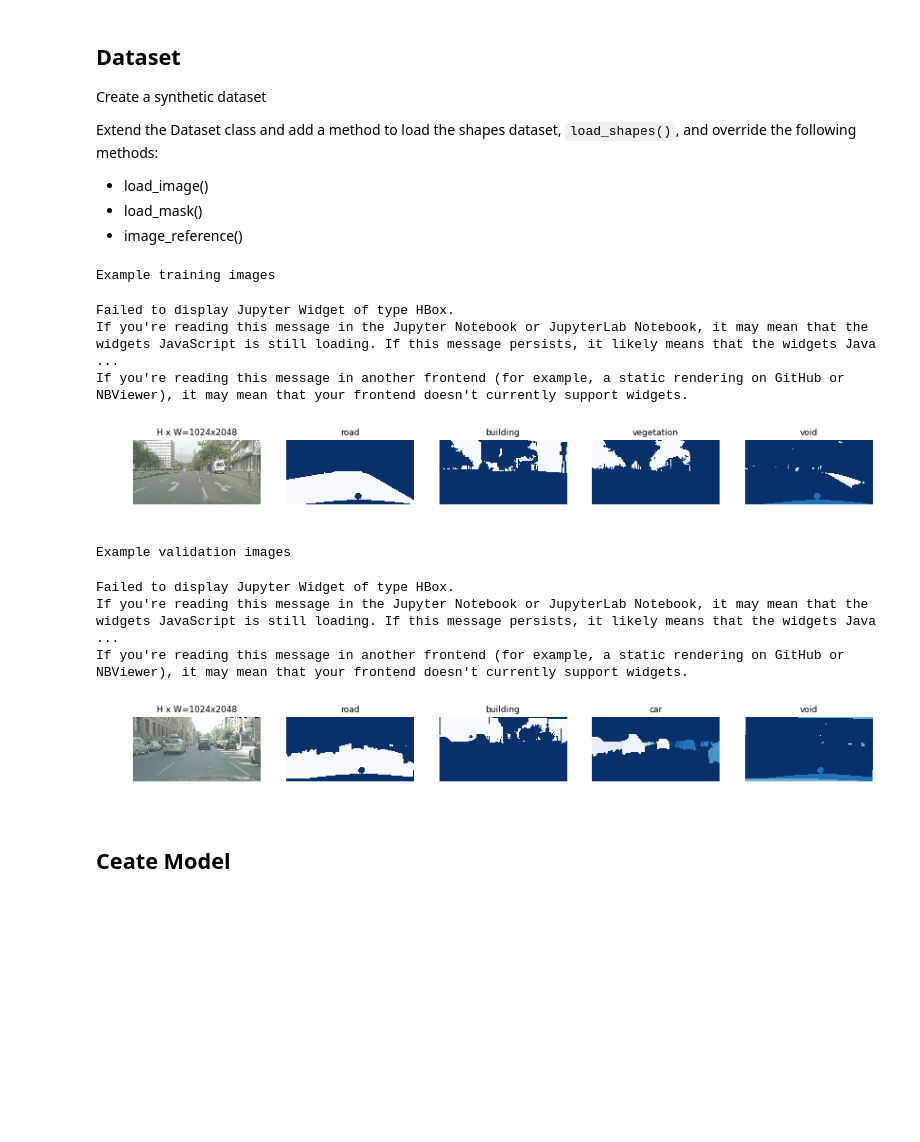
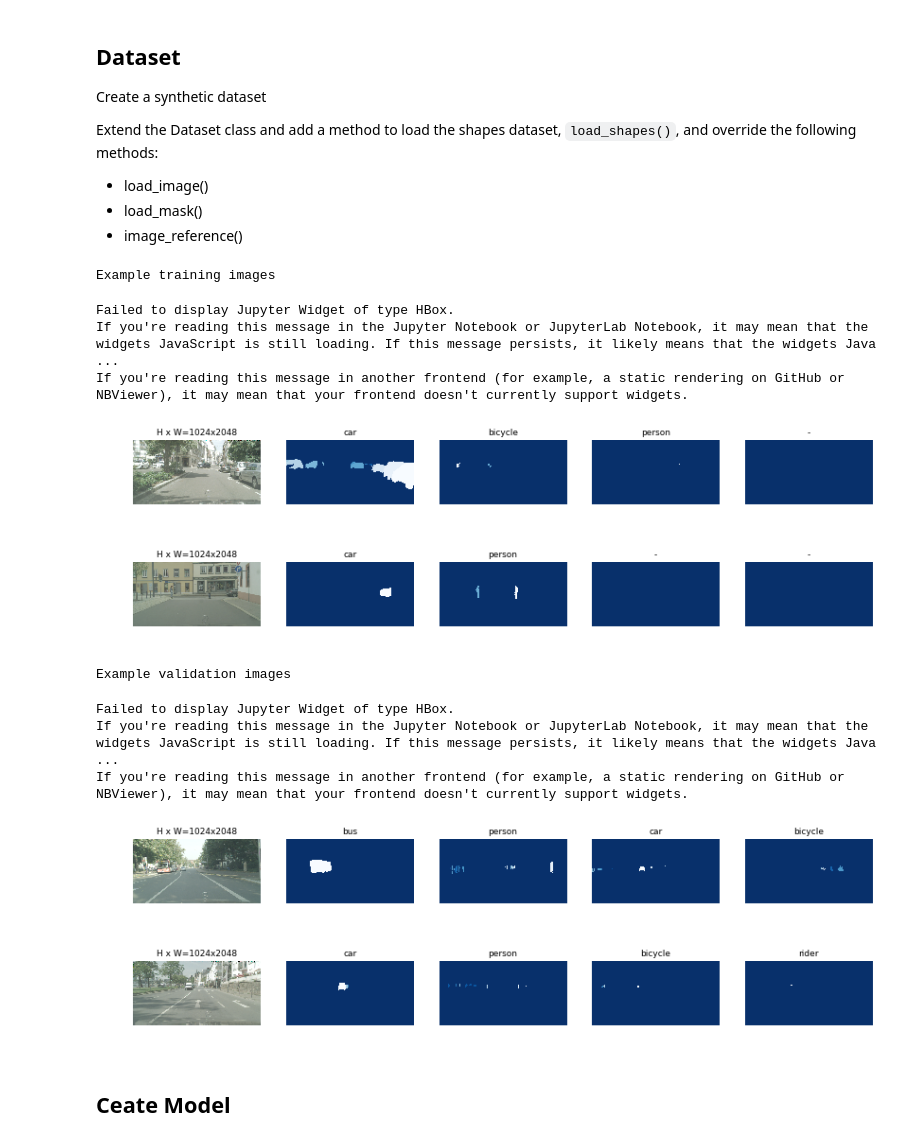
Before and after one commit to syrix/Mask_RCNN, a Jupyter notebook: mask_rcnn/bin/eval_cityscapes.ipynb, the cells around one changed output. Saved outputs shown, nothing was run; the diff lists cells and outputs as text; code cells hidden in the pictures; blank space fills up the shorter version.

```diff
--- a/mask_rcnn/bin/eval_cityscapes.ipynb
+++ b/mask_rcnn/bin/eval_cityscapes.ipynb
@@ -122,6 +122,7 @@ from os import path
 import scipy
 from imageio import imread
 from collections import namedtuple
+from collections import defaultdict
 
 DATA_FOLDER = '/data/Cityscapes/'
 IMAGE_FOLDER = path.join(DATA_FOLDER, 'images')
@@ -265,9 +266,26 @@ class CityscapesDataset(utils.Dataset):
 #         for id, name in classes.items():
 #             self.add_class("cityscapes", id, name)
 
-        for label in labels:
+        allowed_label_names = [
+            'person',
+            'rider',
+            'car',
+            'truck',
+            'bus',
+            'train',
+            'motorcycle',
+            'bicycle'
+        ]
+        allowed_labels = [label for label in labels if label.name in allowed_label_names]
+
+        self.id2internal_id = defaultdict(lambda: -1)
+
+        counter = 1
+        for label in allowed_labels:
             if label.train_id != 0:
+                self.id2internal_id[label.id] = counter
                 self.add_class("cityscapes", label.train_id, label.train_name)
+                counter += 1
 
         # Add images
         image_list = path.join(DATA_FOLDER, type + '.txt')
@@ -342,14 +360,18 @@ class CityscapesDataset(utils.Dataset):
                 class_id //= 1000
                 divided = True
 
-            # convert id to trainId
-            class_id = id2train_id[class_id]
+            # convert id to train id to internal id
+            c_id = class_id
+            class_id = self.id2internal_id[class_id]
 
-            assert class_id in self.class_ids, f'class_id {class_id} not in class_ids: {class_ids} [path: {info["path"]}, divided: {divided}]'
-
-            masks.append(current_mask)
-            class_ids.append(class_id)
-        masks = np.concatenate(masks, axis=2)
+            # assert class_id in self.class_ids, f'class_id {class_id} not in class_ids: {class_ids} [path: {info["path"]}, divided: {divided}]'
+            if class_id in self.class_ids:
+                masks.append(current_mask)
+                class_ids.append(class_id)
+        if masks:
+            masks = np.concatenate(masks, axis=2)
+        else:
+            masks = np.array([]).reshape((image_height, image_width, 0))
 
         assert masks.shape == (image_height, image_width, len(class_ids))
         return masks, np.array(class_ids)
@@ -367,8 +389,8 @@ dataset_val.prepare()
 from tqdm import tnrange, tqdm_notebook
 
 do_sanity_check = False
-num_train_example_images = 1
-num_val_example_images = 1
+num_train_example_images = 2
+num_val_example_images = 2
 
 if do_sanity_check:
     print('Sanity check on validation images')
@@ -376,39 +398,41 @@ if do_sanity_check:
     for image_id in tqdm_notebook(image_ids):
         image = dataset_val.load_image(image_id)
         mask, class_ids = dataset_val.load_mask(image_id)
 
     print('Sanity check on training images')
     image_ids = dataset_train.image_ids
     for image_id in tqdm_notebook(image_ids):
         image = dataset_train.load_image(image_id)
         mask, class_ids = dataset_train.load_mask(image_id)
 
 # Load and display random samples from train set
 print('Example training images')
 image_ids = np.random.choice(dataset_train.image_ids, num_train_example_images)
 for image_id in tqdm_notebook(image_ids):
     image = dataset_train.load_image(image_id)
     mask, class_ids = dataset_train.load_mask(image_id)
     visualize.display_top_masks(image, mask, class_ids, dataset_train.class_names)
 
 # Load and display random samples from val set
 print('Example validation images')
 image_ids = np.random.choice(dataset_val.image_ids, num_val_example_images)
 for image_id in tqdm_notebook(image_ids):
     image = dataset_val.load_image(image_id)
     mask, class_ids = dataset_val.load_mask(image_id)
     visualize.display_top_masks(image, mask, class_ids, dataset_val.class_names)
 # %% [output]
 Example training images
 Failed to display Jupyter Widget of type HBox.
 If you're reading this message in the Jupyter Notebook or JupyterLab Notebook, it may mean that the widgets JavaScript is still loading. If this message persists, it likely means that the widgets Java ...
 If you're reading this message in another frontend (for example, a static rendering on GitHub or NBViewer), it may mean that your frontend doesn't currently support widgets.
-[figure, old version]
+[figure, new version]
+[figure, new version]
 Example validation images
 Failed to display Jupyter Widget of type HBox.
 If you're reading this message in the Jupyter Notebook or JupyterLab Notebook, it may mean that the widgets JavaScript is still loading. If this message persists, it likely means that the widgets Java ...
 If you're reading this message in another frontend (for example, a static rendering on GitHub or NBViewer), it may mean that your frontend doesn't currently support widgets.
-[figure, old version]
+[figure, added]
+[figure, added]
 # %% [markdown]
 ## Ceate Model
 # %%
```
Also changed, not shown: parts of 6 cells of this notebook, 2 other files.
